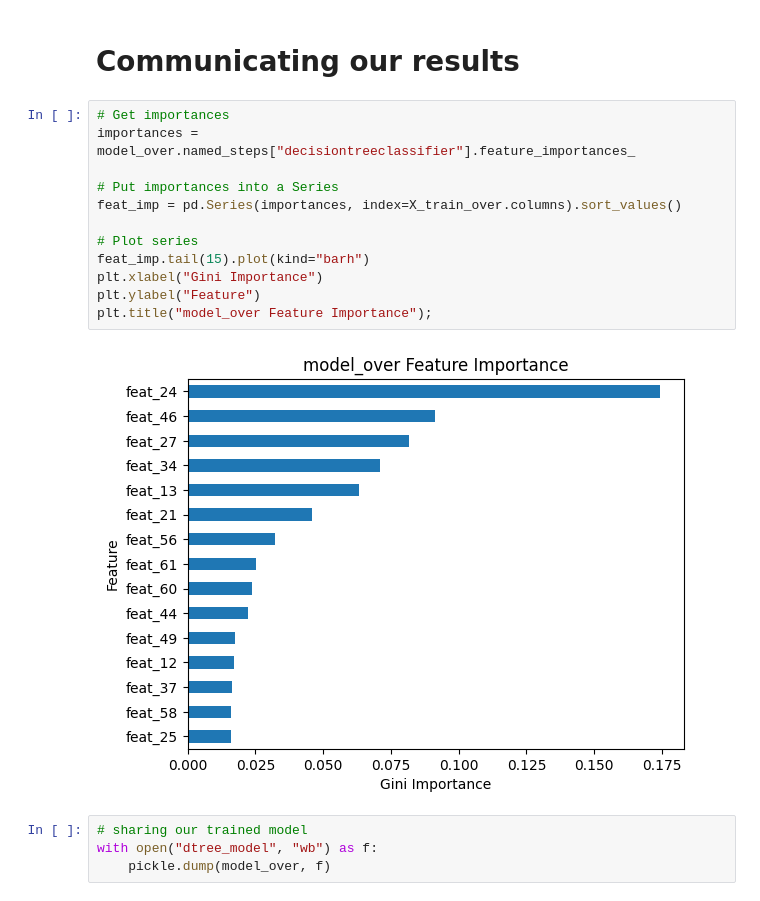
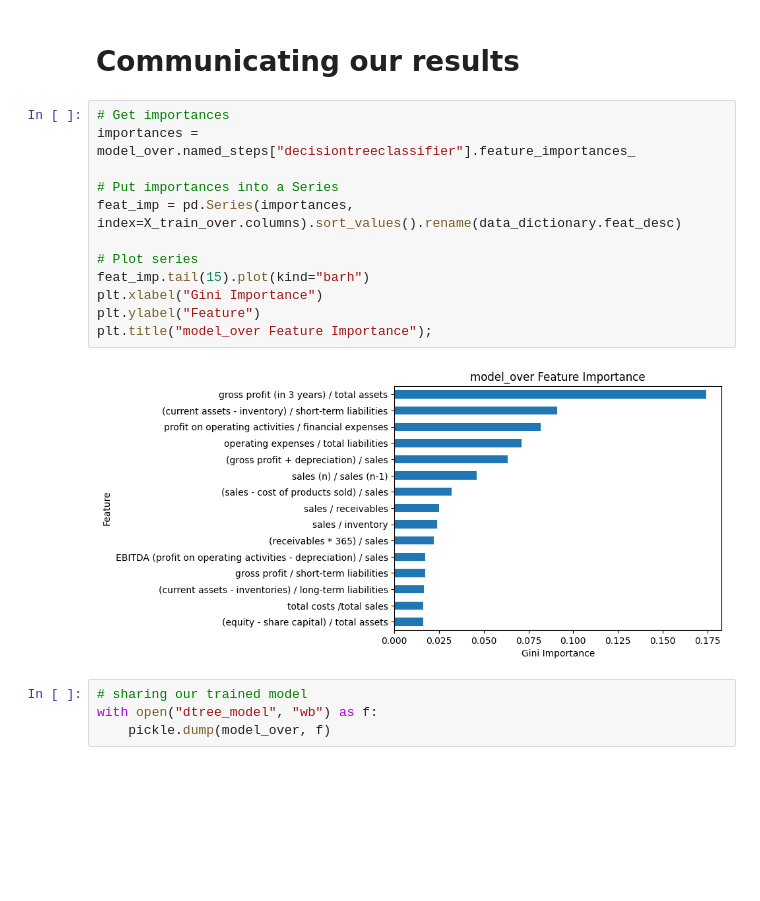
Before and after one commit to rpacco/bankruptsy_prediction, a Jupyter notebook: data_exploring.ipynb, the cells around one changed output. Saved outputs shown, nothing was run; the diff lists cells and outputs as text; blank space fills up the shorter version.

```diff
--- a/data_exploring.ipynb
+++ b/data_exploring.ipynb
@@ -366,17 +372,17 @@ That shows us that we shall revaluate our model selection on further steps.
 # %%
 # Get importances
 importances = model_over.named_steps["decisiontreeclassifier"].feature_importances_
 
 # Put importances into a Series
-feat_imp = pd.Series(importances, index=X_train_over.columns).sort_values()
+feat_imp = pd.Series(importances, index=X_train_over.columns).sort_values().rename(data_dictionary.feat_desc)
 
 # Plot series
 feat_imp.tail(15).plot(kind="barh")
 plt.xlabel("Gini Importance")
 plt.ylabel("Feature")
 plt.title("model_over Feature Importance");
 # %% [output]
-[figure, old version]
+[figure, new version]
 # %%
 # sharing our trained model
 with open("dtree_model", "wb") as f:
```
Also changed, not shown: parts of 3 cells of this notebook, 8 other files.
